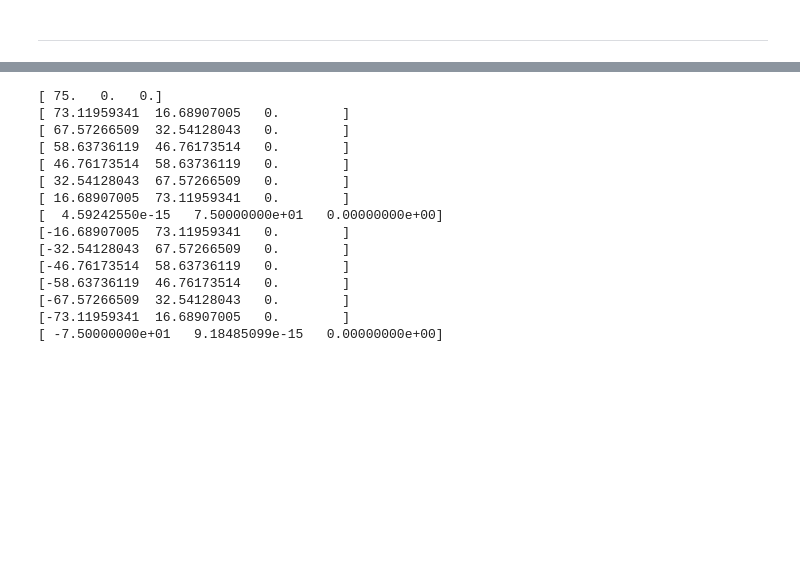
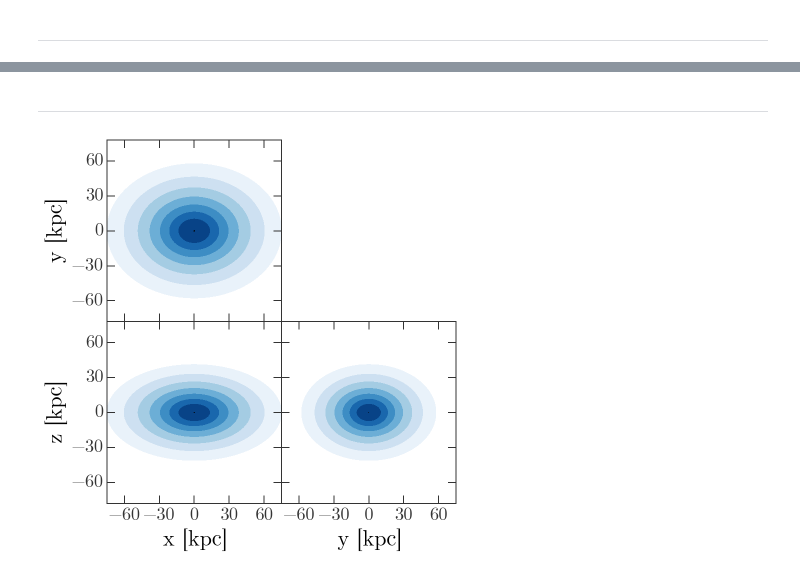
Before and after one commit to adrn/StreamMorphology, a Jupyter notebook: notebooks/Figure - potential.ipynb, the cells around one changed output, grey strips where cells are left out. Saved outputs shown, nothing was run; the diff lists cells and outputs as text; code cells hidden in the pictures; blank space fills up the shorter version.

```diff
--- a/notebooks/Figure - potential.ipynb
+++ b/notebooks/Figure - potential.ipynb
@@ -100,10 +100,8 @@ c = (ds.domain_right_edge + ds.domain_left_edge)/2.0
 W = (100.,'kpc')
 N = 512
 
-for i,phi in enumerate(np.linspace(0,np.pi/2.,15)):
-    cam_dir = np.array([75.*np.cos(phi), 75*np.sin(phi), 0.0])
-    print(cam_dir)
-    continue
+for i,phi in enumerate(np.linspace(0,np.pi/2.,5)):
+    cam_dir = np.array([75.*np.cos(phi), 0., 75*np.sin(phi)])
 
     # Create a camera object
     cam = ds.camera(c, cam_dir, W, N, tf, fields=[field], log_fields=[False], no_ghost=False)
@@ -113,19 +111,48 @@ for i,phi in enumerate(np.linspace(0,np.pi/2.,15)):
     im = cam.snapshot()
     im.write_png('/Users/adrian/projects/morphology/plots/triaxial-NFW/{0:03d}.png'.format(i))
 #     cam.show()
-# %% [output]
-[ 75.   0.   0.]
-[ 73.11959341  16.68907005   0.        ]
-[ 67.57266509  32.54128043   0.        ]
-[ 58.63736119  46.76173514   0.        ]
-[ 46.76173514  58.63736119   0.        ]
-[ 32.54128043  67.57266509   0.        ]
-[ 16.68907005  73.11959341   0.        ]
-[  4.59242550e-15   7.50000000e+01   0.00000000e+00]
-[-16.68907005  73.11959341   0.        ]
-[-32.54128043  67.57266509   0.        ]
-[-46.76173514  58.63736119   0.        ]
-[-58.63736119  46.76173514   0.        ]
-[-67.57266509  32.54128043   0.        ]
-[-73.11959341  16.68907005   0.        ]
-[ -7.50000000e+01   9.18485099e-15   0.00000000e+00]
+# %% [markdown]
+---
+# %%
+potential2 = gp.LogarithmicPotential(v_c=0.2, r_h=20., q1=1., q2=0.77, q3=0.55, units=galactic)
+
+lim = 75
+grid = np.linspace(-120,120,1000)
+cmap = 'Blues_r'
+vals = potential2.value(np.array([[1.,0,0],[lim,0,0]]))
+
+levels = np.linspace(vals.min(), vals.max(), 8)
+# levels = np.logspace(vals.min(), vals.max(), 10)
+
+# ------------------------------------------------
+
+fig,axes = plt.subplots(2,2, figsize=(6,6), sharex=True, sharey=True)
+fig.set_facecolor('w')
+fig = potential2.plot_contours(grid=(grid,grid,0), ax=axes[0,0], cmap=cmap, levels=levels)
+fig = potential2.plot_contours(grid=(grid,0,grid), ax=axes[1,0], cmap=cmap, levels=levels)
+fig = potential2.plot_contours(grid=(0,grid,grid), ax=axes[1,1], cmap=cmap, levels=levels)
+
+axes[0,0].set_xlim(-75,75)
+axes[0,0].set_ylim(*axes[0,0].get_xlim())
+
+axes[0,0].set_ylabel(r"y [kpc]")
+axes[1,0].set_xlabel(r"x [kpc]")
+axes[1,0].set_ylabel(r"z [kpc]")
+axes[1,1].set_xlabel(r"y [kpc]")
+
+# Hack to hide hole
+axes[0,0].plot(0,0,marker='o',zorder=-1000,c='k')
+axes[1,0].plot(0,0,marker='o',zorder=-1000,c='k')
+axes[1,1].plot(0,0,marker='o',zorder=-1000,c='k')
+
+tk = [-60,-30,0,30,60]
+for ax in axes.flat:
+    ax.set_aspect('equal')
+    ax.xaxis.set_ticks(tk)
+    ax.yaxis.set_ticks(tk)
+
+fig.tight_layout()
+fig.subplots_adjust(wspace=0., hspace=0.)
+axes[0,1].set_visible(False)
+# %% [output]
+[figure, added]
```
Also changed, not shown: parts of 1 cell of this notebook, 1 other file.
